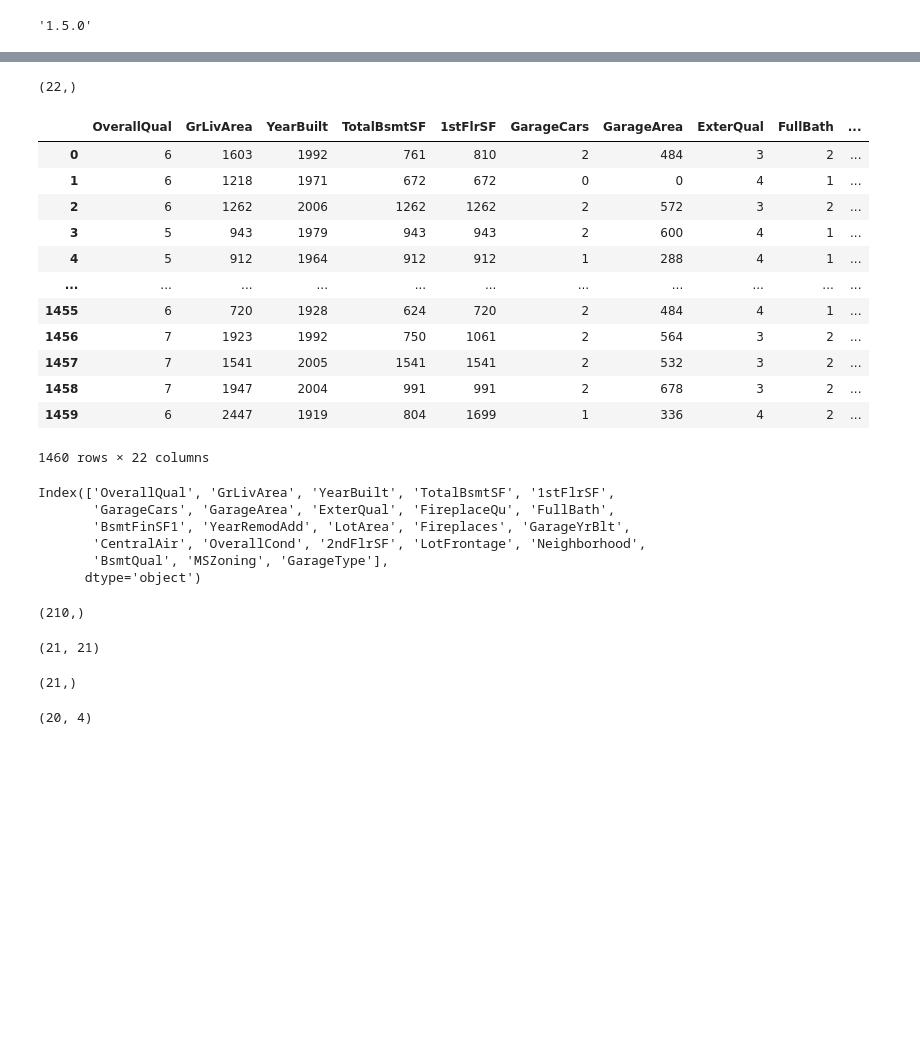
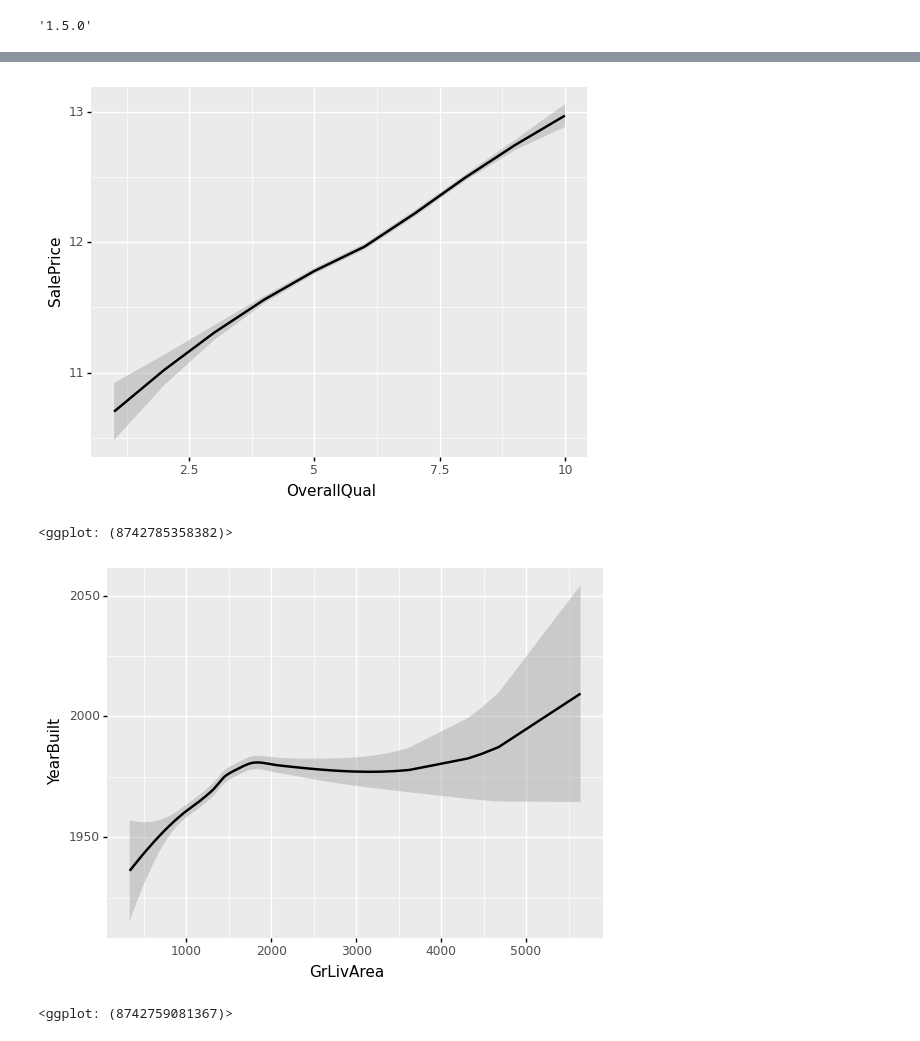
Before and after one commit to dtourolle/house_price_kaggle, a Jupyter notebook: notebooks/EDA.ipynb, the cells around one changed output, grey strips where cells are left out. Saved outputs shown, nothing was run; the diff lists cells and outputs as text; code cells hidden in the pictures; blank space fills up the shorter version.

```diff
--- a/notebooks/EDA.ipynb
+++ b/notebooks/EDA.ipynb
@@ -109,3 +78,3 @@ dtype: object
 # %%
 df_raw.reset_index(inplace=True, drop=True)
-df_raw.drop(axis=1,columns=['Id'],inplace=True)
+df_raw.drop(axis=1,columns=['Id','PoolQC','MiscFeature','Fence','Alley','FireplaceQu'],inplace=True)
@@ -272,45 +195,10 @@ list(labels)
-# %%
-df_keep.columns.shape
-# %% [output]
-(22,)
-# %%
-df_keep
-# %% [output]
-|  | OverallQual | GrLivArea | YearBuilt | TotalBsmtSF | 1stFlrSF | GarageCars | GarageArea | ExterQual | FullBath | ... |
-| 0 | 6 | 1603 | 1992 | 761 | 810 | 2 | 484 | 3 | 2 | ... |
-| 1 | 6 | 1218 | 1971 | 672 | 672 | 0 | 0 | 4 | 1 | ... |
-| 2 | 6 | 1262 | 2006 | 1262 | 1262 | 2 | 572 | 3 | 2 | ... |
-| 3 | 5 | 943 | 1979 | 943 | 943 | 2 | 600 | 4 | 1 | ... |
-| 4 | 5 | 912 | 1964 | 912 | 912 | 1 | 288 | 4 | 1 | ... |
-| ... | ... | ... | ... | ... | ... | ... | ... | ... | ... | ... |
-| 1455 | 6 | 720 | 1928 | 624 | 720 | 2 | 484 | 4 | 1 | ... |
-| 1456 | 7 | 1923 | 1992 | 750 | 1061 | 2 | 564 | 3 | 2 | ... |
-| 1457 | 7 | 1541 | 2005 | 1541 | 1541 | 2 | 532 | 3 | 2 | ... |
-| 1458 | 7 | 1947 | 2004 | 991 | 991 | 2 | 678 | 3 | 2 | ... |
-| 1459 | 6 | 2447 | 1919 | 804 | 1699 | 1 | 336 | 4 | 2 | ... |
-1460 rows × 22 columns
-# %%
-df_keep.columns
-# %% [output]
-Index(['OverallQual', 'GrLivArea', 'YearBuilt', 'TotalBsmtSF', '1stFlrSF',
-       'GarageCars', 'GarageArea', 'ExterQual', 'FireplaceQu', 'FullBath',
-       'BsmtFinSF1', 'YearRemodAdd', 'LotArea', 'Fireplaces', 'GarageYrBlt',
-       'CentralAir', 'OverallCond', '2ndFlrSF', 'LotFrontage', 'Neighborhood',
-       'BsmtQual', 'MSZoning', 'GarageType'],
-      dtype='object')
-# %%
-corr_condensed.shape
-# %% [output]
-(210,)
-# %%
-corr.shape
-# %% [output]
-(21, 21)
-# %%
-df_keep.columns.shape
-# %% [output]
-(21,)
-# %%
-z.shape
-# %% [output]
-(20, 4)
+# %%
+ggplot(df_raw, aes('OverallQual','SalePrice'))+stat_smooth(se=True, method='loess')
+# %% [output]
+[figure, added]
+<ggplot: (8742785358382)>
+# %%
+ggplot(df_raw, aes('GrLivArea','YearBuilt'))+stat_smooth(se=True, method='loess')
+# %% [output]
+[figure, added]
+<ggplot: (8742759081367)>
```
Also changed, not shown: parts of 47 cells of this notebook.
